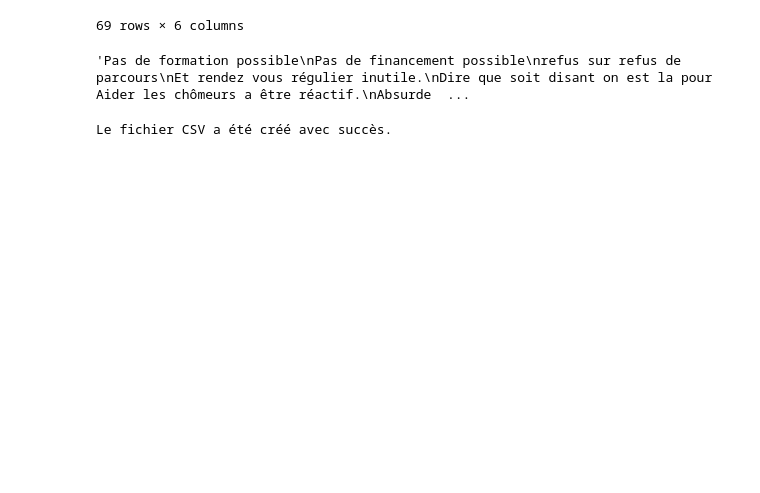
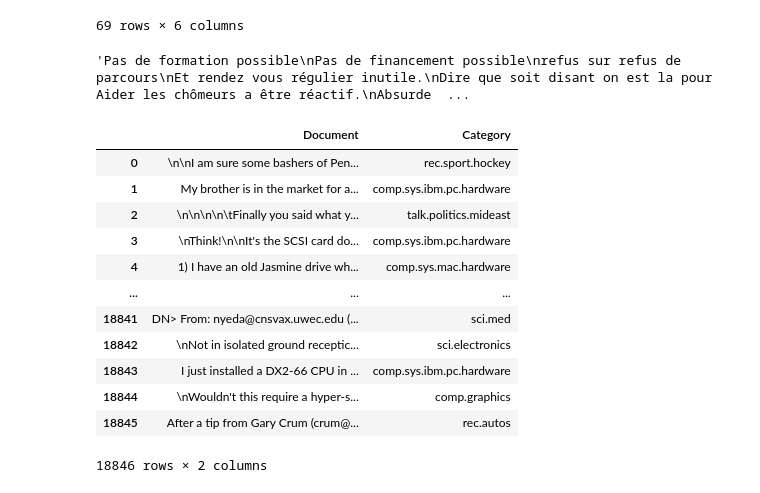
Before and after one commit to projetgouv/scraping, a Jupyter notebook: bert.ipynb, the cells around one changed output. Cells and saved outputs as stored; diff of their text form; code cells hidden in the pictures; blank space fills up the shorter version.

```diff
--- a/bert.ipynb
+++ b/bert.ipynb
@@ -130,35 +130,3 @@ df_neg_bert = pd.read_csv('data_nlp/df_neg_bert.csv')
 df_neg_bert.loc[0, 'Document']
 # %% [output]
 'Pas de formation possible\nPas de financement possible\nrefus sur refus de parcours\nEt rendez vous régulier inutile.\nDire que soit disant on est la pour Aider les chômeurs a être réactif.\nAbsurde  ...
-# %%
-import requests
-import csv
-
-url = "https://etablissements-publics.api.gouv.fr/v3/organismes/pole_emploi"
-params = {}
-
-response = requests.get(url, params=params)
-data = response.json()
-
-# Vérifier si la requête a réussi
-if response.status_code == 200:
-    # Ouvrir un fichier CSV en mode écriture
-    with open("pole_emploi.csv", "w", newline="", encoding="utf-8") as csvfile:
-        writer = csv.writer(csvfile)
-
-        # Écrire l'en-tête du CSV
-        writer.writerow(["Nom", "Adresse"])
-
-        # Parcourir les données et extraire le nom et l'adresse
-        for feature in data["features"]:
-            for elem in feature:
-                properties = elem["properties"]
-                nom = properties["nom"]
-                adresse = properties["adresses"][0]["lignes"][0]
-                writer.writerow([nom, adresse])
-
-    print("Le fichier CSV a été créé avec succès.")
-else:
-    print("La requête a échoué avec le code d'erreur :", response.status_code)
-# %% [output]
-Le fichier CSV a été créé avec succès.
@@ -164,0 +142,20 @@ Le fichier CSV a été créé avec succès.
+# %%
+import pandas as pd
+
+df = pd.DataFrame({"Document": docs, "Category": [category_names[i] for i in categories]})
+# %%
+df
+# %% [output]
+|  | Document | Category |
+| 0 | \n\nI am sure some bashers of Pen... | rec.sport.hockey |
+| 1 | My brother is in the market for a... | comp.sys.ibm.pc.hardware |
+| 2 | \n\n\n\n\tFinally you said what y... | talk.politics.mideast |
+| 3 | \nThink!\n\nIt's the SCSI card do... | comp.sys.ibm.pc.hardware |
+| 4 | 1) I have an old Jasmine drive wh... | comp.sys.mac.hardware |
+| ... | ... | ... |
+| 18841 | DN> From: nyeda@cnsvax.uwec.edu (... | sci.med |
+| 18842 | \nNot in isolated ground receptic... | sci.electronics |
+| 18843 | I just installed a DX2-66 CPU in ... | comp.sys.ibm.pc.hardware |
+| 18844 | \nWouldn't this require a hyper-s... | comp.graphics |
+| 18845 | After a tip from Gary Crum (crum@... | rec.autos |
+18846 rows × 2 columns
```
Also changed, not shown: parts of 5 cells of this notebook, 8 other files.
